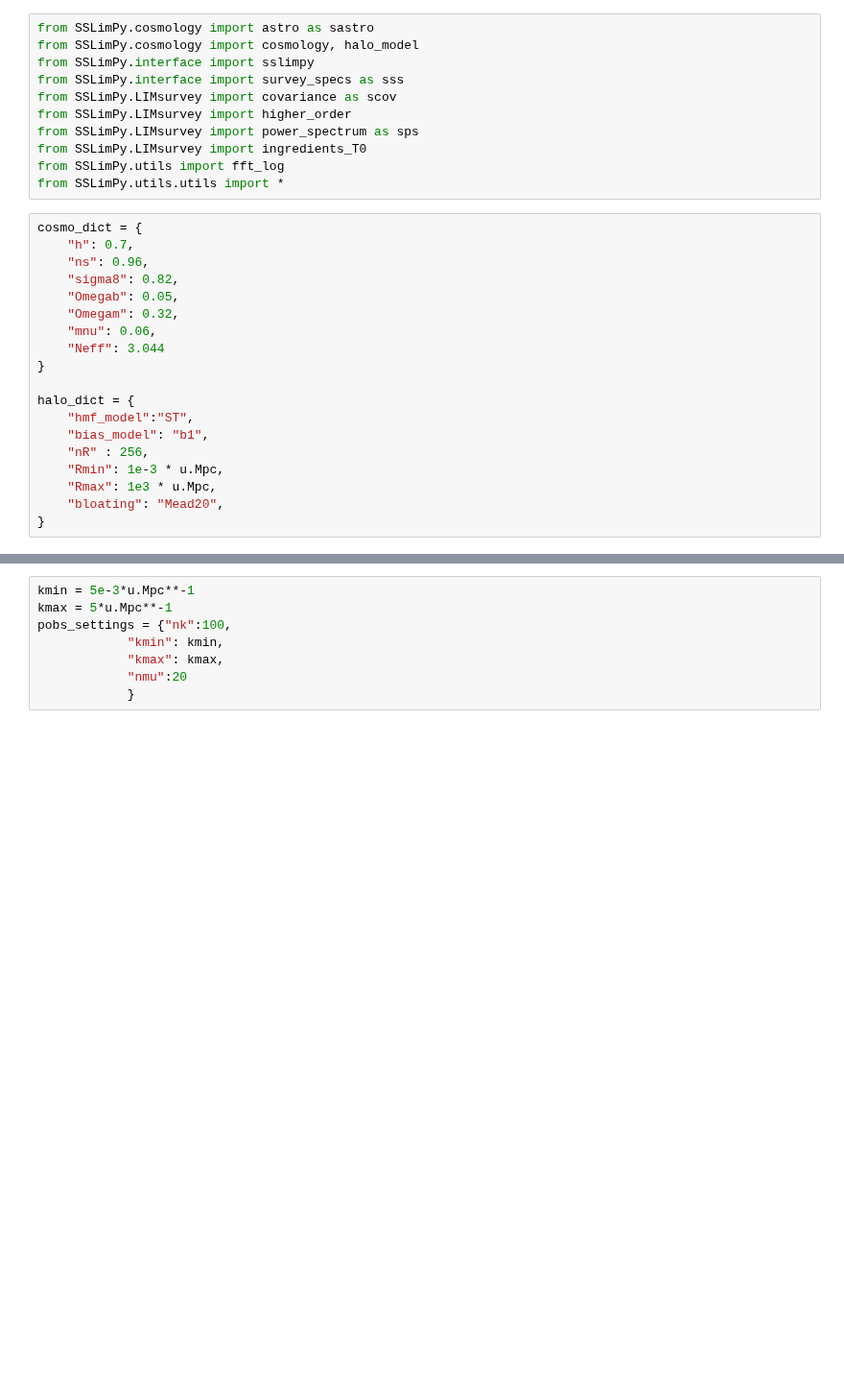
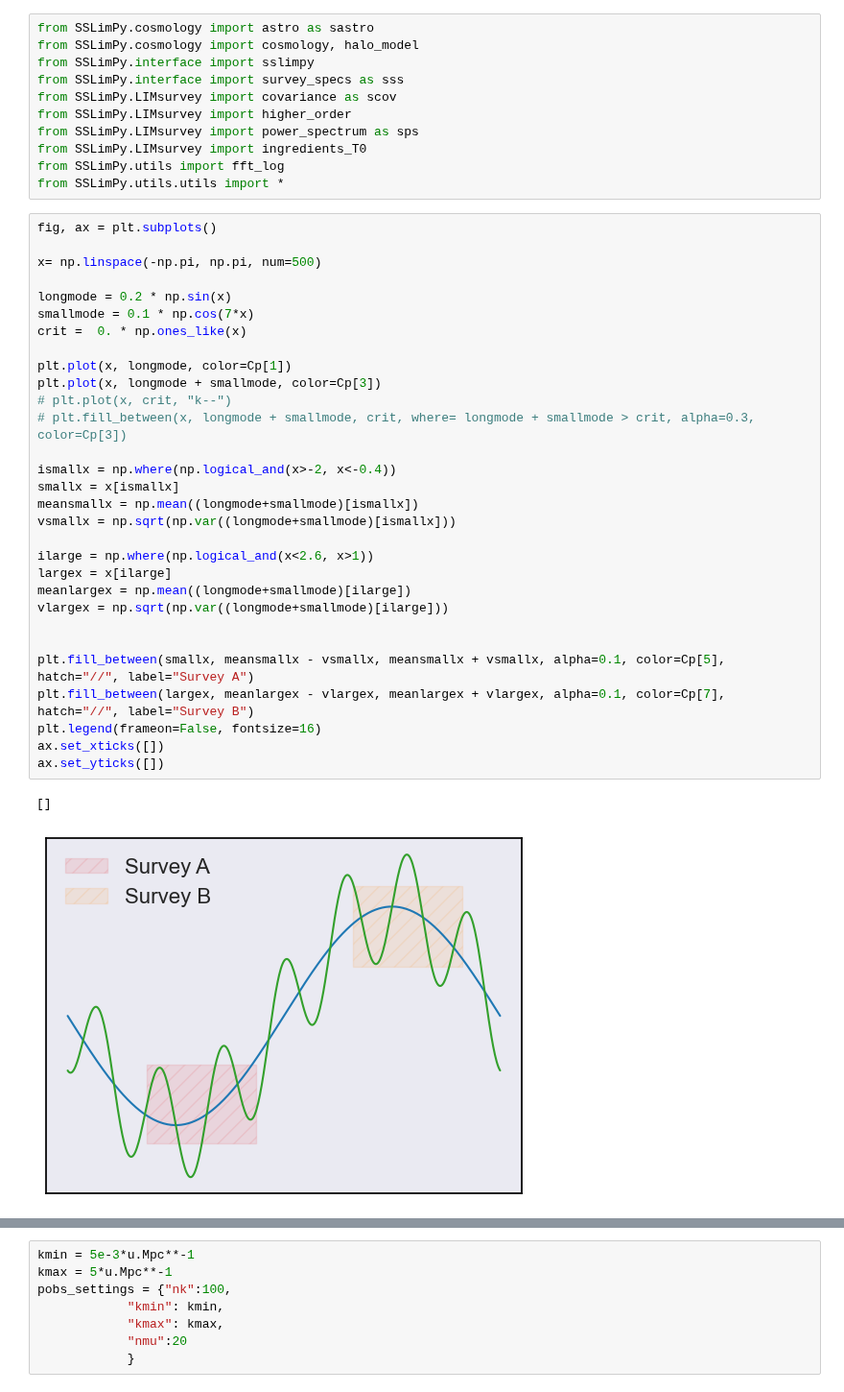
Before and after one commit to Sefa76/SSLimPy, a Jupyter notebook: notebooks/Trispectrum_RS.ipynb, the cells around one changed output, grey strips where cells are left out. Shown at 96% size. Drawn from its saved outputs; the diff is of its cells as text; blank space fills up the shorter version.

Commit message:
generate expressions and plots for LIM25

```diff
--- a/notebooks/Trispectrum_RS.ipynb
+++ b/notebooks/Trispectrum_RS.ipynb
@@ -64,22 +75,36 @@ from SSLimPy.LIMsurvey import power_spectrum as sps
 from SSLimPy.LIMsurvey import ingredients_T0
 from SSLimPy.utils import fft_log
 from SSLimPy.utils.utils import *
-# %%
-cosmo_dict = {
-    "h": 0.7,
-    "ns": 0.96,
-    "sigma8": 0.82,
-    "Omegab": 0.05,
-    "Omegam": 0.32,
-    "mnu": 0.06,
-    "Neff": 3.044
-}
-
-halo_dict = {
-    "hmf_model":"ST",
-    "bias_model": "b1",
-    "nR" : 256,
-    "Rmin": 1e-3 * u.Mpc,
-    "Rmax": 1e3 * u.Mpc,
-    "bloating": "Mead20",
-}
+# %%
+fig, ax = plt.subplots()
+
+x= np.linspace(-np.pi, np.pi, num=500)
+
+longmode = 0.2 * np.sin(x)
+smallmode = 0.1 * np.cos(7*x)
+crit =  0. * np.ones_like(x)
+
+plt.plot(x, longmode, color=Cp[1])
+plt.plot(x, longmode + smallmode, color=Cp[3])
+# plt.plot(x, crit, "k--")
+# plt.fill_between(x, longmode + smallmode, crit, where= longmode + smallmode > crit, alpha=0.3, color=Cp[3])
+
+ismallx = np.where(np.logical_and(x>-2, x<-0.4))
+smallx = x[ismallx]
+meansmallx = np.mean((longmode+smallmode)[ismallx])
+vsmallx = np.sqrt(np.var((longmode+smallmode)[ismallx]))
+
+ilarge = np.where(np.logical_and(x<2.6, x>1))
+largex = x[ilarge]
+meanlargex = np.mean((longmode+smallmode)[ilarge])
+vlargex = np.sqrt(np.var((longmode+smallmode)[ilarge]))
+
+
+plt.fill_between(smallx, meansmallx - vsmallx, meansmallx + vsmallx, alpha=0.1, color=Cp[5], hatch="//", label="Survey A")
+plt.fill_between(largex, meanlargex - vlargex, meanlargex + vlargex, alpha=0.1, color=Cp[7], hatch="//", label="Survey B")
+plt.legend(frameon=False, fontsize=16)
+ax.set_xticks([])
+ax.set_yticks([])
+# %% [output]
+[]
+[figure, added]
```
Also changed, not shown: parts of 64 cells of this notebook, 1 other file.
